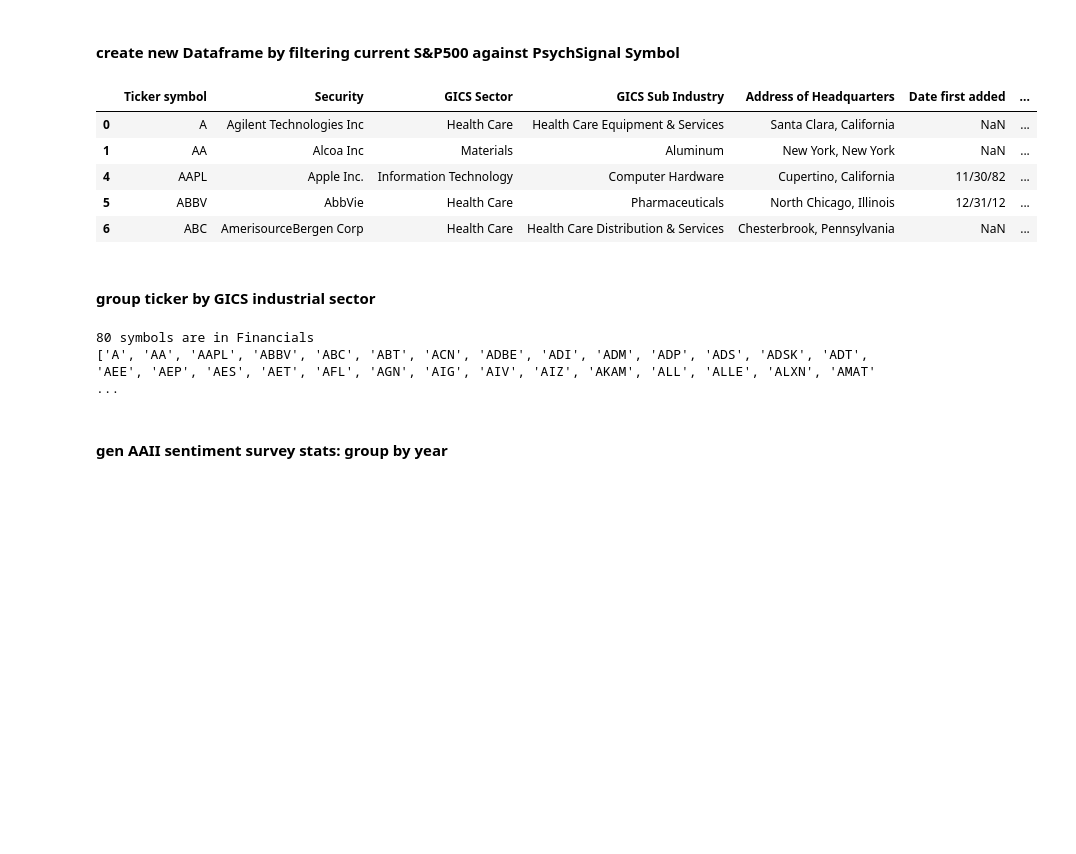
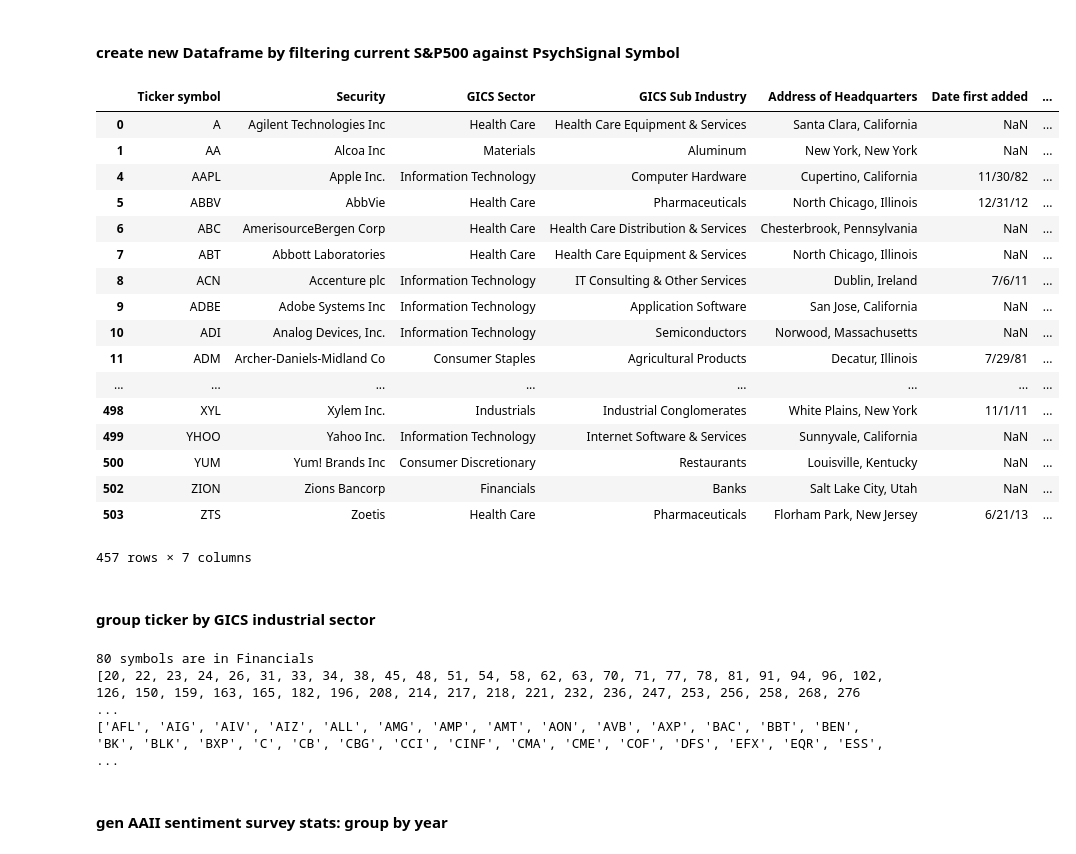
Before and after one commit to yh1008/CodeInFinance, a Jupyter notebook: PsychSignal vs. AAII Sentiment Survey.ipynb, the cells around one changed output. Saved outputs shown, nothing was run; the diff lists cells and outputs as text; code cells hidden in the pictures; blank space fills up the shorter version.

```diff
--- a/PsychSignal vs. AAII Sentiment Survey.ipynb
+++ b/PsychSignal vs. AAII Sentiment Survey.ipynb
@@ -203,14 +203,26 @@ plt.show()
 #### create new Dataframe by filtering current S&P500 against PsychSignal Symbol
 # %%
 df_psy_sp500 = df_GICS[df_GICS['Ticker symbol'].isin(df_psch['SYMBOL'])]
-df_psy_sp500[:5]
+df_psy_sp500
 # %% [output]
 |  | Ticker symbol | Security | GICS Sector | GICS Sub Industry | Address of Headquarters | Date first added | ... |
 | 0 | A | Agilent Technologies Inc | Health Care | Health Care Equipment & Services | Santa Clara, California | NaN | ... |
 | 1 | AA | Alcoa Inc | Materials | Aluminum | New York, New York | NaN | ... |
 | 4 | AAPL | Apple Inc. | Information Technology | Computer Hardware | Cupertino, California | 11/30/82 | ... |
 | 5 | ABBV | AbbVie | Health Care | Pharmaceuticals | North Chicago, Illinois | 12/31/12 | ... |
 | 6 | ABC | AmerisourceBergen Corp | Health Care | Health Care Distribution & Services | Chesterbrook, Pennsylvania | NaN | ... |
+| 7 | ABT | Abbott Laboratories | Health Care | Health Care Equipment & Services | North Chicago, Illinois | NaN | ... |
+| 8 | ACN | Accenture plc | Information Technology | IT Consulting & Other Services | Dublin, Ireland | 7/6/11 | ... |
+| 9 | ADBE | Adobe Systems Inc | Information Technology | Application Software | San Jose, California | NaN | ... |
+| 10 | ADI | Analog Devices, Inc. | Information Technology | Semiconductors | Norwood, Massachusetts | NaN | ... |
+| 11 | ADM | Archer-Daniels-Midland Co | Consumer Staples | Agricultural Products | Decatur, Illinois | 7/29/81 | ... |
+| ... | ... | ... | ... | ... | ... | ... | ... |
+| 498 | XYL | Xylem Inc. | Industrials | Industrial Conglomerates | White Plains, New York | 11/1/11 | ... |
+| 499 | YHOO | Yahoo Inc. | Information Technology | Internet Software & Services | Sunnyvale, California | NaN | ... |
+| 500 | YUM | Yum! Brands Inc | Consumer Discretionary | Restaurants | Louisville, Kentucky | NaN | ... |
+| 502 | ZION | Zions Bancorp | Financials | Banks | Salt Lake City, Utah | NaN | ... |
+| 503 | ZTS | Zoetis | Health Care | Pharmaceuticals | Florham Park, New Jersey | 6/21/13 | ... |
+457 rows × 7 columns
 # %% [markdown]
 #### group ticker by GICS industrial sector
 # %%
@@ -221,12 +233,21 @@ print("%d symbols are in %s"%(len(df_psy_sp500.groupby(['GICS Sector']).groups[s
 #store all symbols that are inside the financial sector
 symbol_in_financials = []
 index_in_sector_list = df_psy_sp500.groupby(['GICS Sector']).groups[sector_name]
+print (index_in_sector_list)
+
+#counter = 0
+#print (df_psy_sp500.loc[488])
 for index in range(len(index_in_sector_list)):
-    symbol_in_financials.append(df_psy_sp500.iloc[index]['Ticker symbol'])
+    #print(index_in_sector_list[index])
+    sbl = df_psy_sp500.loc[index_in_sector_list[index]]['Ticker symbol']
+    counter += 1
+    symbol_in_financials.append(df_psy_sp500.loc[index_in_sector_list[index]]['Ticker symbol'])
+    #print (counter)
 print (symbol_in_financials)
 # %% [output]
 80 symbols are in Financials
-['A', 'AA', 'AAPL', 'ABBV', 'ABC', 'ABT', 'ACN', 'ADBE', 'ADI', 'ADM', 'ADP', 'ADS', 'ADSK', 'ADT', 'AEE', 'AEP', 'AES', 'AET', 'AFL', 'AGN', 'AIG', 'AIV', 'AIZ', 'AKAM', 'ALL', 'ALLE', 'ALXN', 'AMAT' ...
+[20, 22, 23, 24, 26, 31, 33, 34, 38, 45, 48, 51, 54, 58, 62, 63, 70, 71, 77, 78, 81, 91, 94, 96, 102, 126, 150, 159, 163, 165, 182, 196, 208, 214, 217, 218, 221, 232, 236, 247, 253, 256, 258, 268, 276 ...
+['AFL', 'AIG', 'AIV', 'AIZ', 'ALL', 'AMG', 'AMP', 'AMT', 'AON', 'AVB', 'AXP', 'BAC', 'BBT', 'BEN', 'BK', 'BLK', 'BXP', 'C', 'CB', 'CBG', 'CCI', 'CINF', 'CMA', 'CME', 'COF', 'DFS', 'EFX', 'EQR', 'ESS', ...
 # %% [markdown]
 #### gen AAII sentiment survey stats: group by year
 # %%
```
Also changed, not shown: parts of 2 cells of this notebook.
